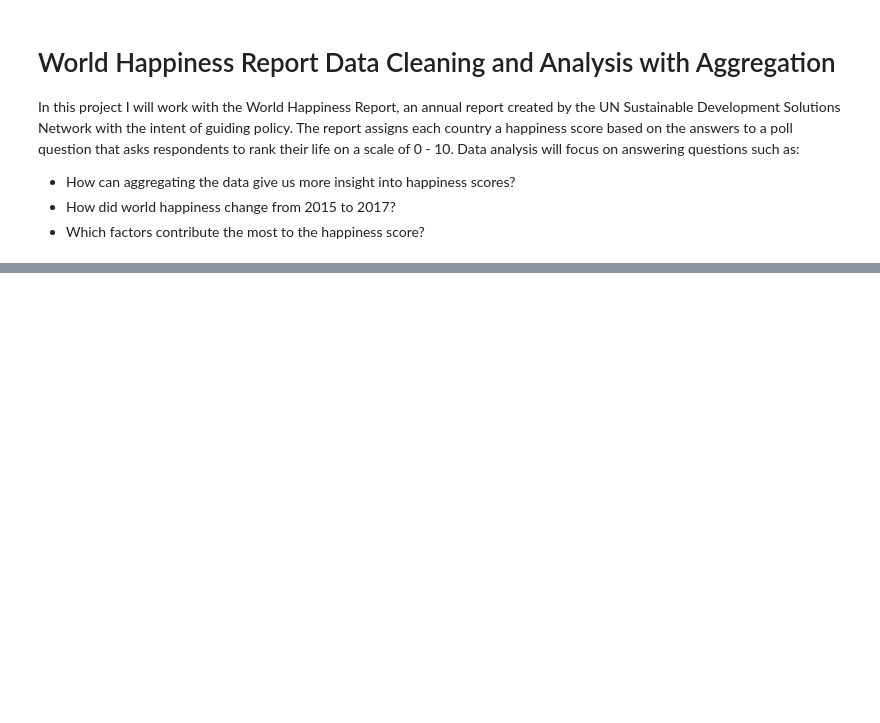
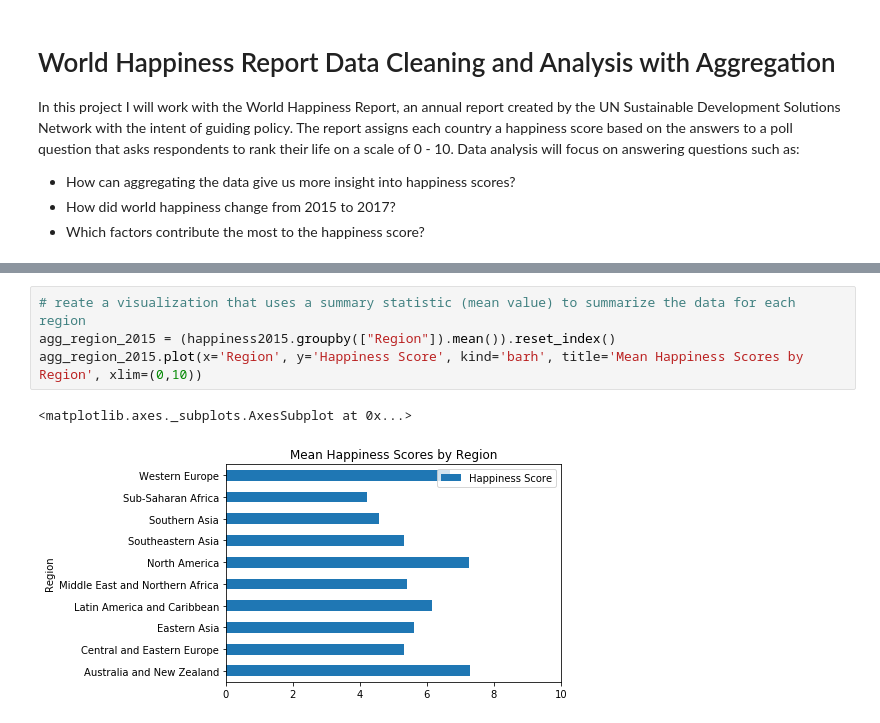
Before and after one commit to srinivasanprashant/World-Happiness-Report, a Jupyter notebook: data-analysis.ipynb, the cells around one changed output, grey strips where cells are left out. Drawn from its saved outputs; the diff is of its cells as text; blank space fills up the shorter version.

```diff
--- a/data-analysis.ipynb
+++ b/data-analysis.ipynb
@@ -33,0 +42,7 @@ Freedom                          158 non-null float64
+# %%
+# reate a visualization that uses a summary statistic (mean value) to summarize the data for each region
+agg_region_2015 = (happiness2015.groupby(["Region"]).mean()).reset_index()
+agg_region_2015.plot(x='Region', y='Happiness Score', kind='barh', title='Mean Happiness Scores by Region', xlim=(0,10))
+# %% [output]
+<matplotlib.axes._subplots.AxesSubplot at 0x...>
+[figure, added]
```
Also changed, not shown: parts of 4 cells of this notebook.
